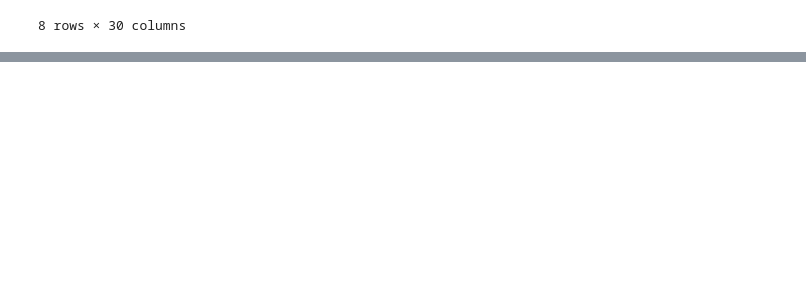
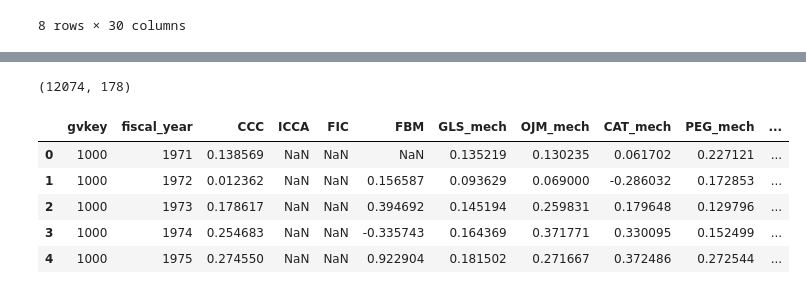
Before and after one commit to wangyouan/STOCKAct, a Jupyter notebook: Notebook/CreateOtherData.ipynb, the cells around one changed output, grey strips where cells are left out. Drawn from its saved outputs; the diff is of its cells as text; code cells hidden in the pictures; blank space fills up the shorter version.

```diff
--- a/Notebook/CreateOtherData.ipynb
+++ b/Notebook/CreateOtherData.ipynb
@@ -111,0 +168,4 @@ events.to_stata(os.path.join(const.RESULT_PATH, '20250307_stock_act_eap_test.dta
+# %%
+final_merged.shape
+# %% [output]
+(12074, 178)
@@ -111,0 +188,9 @@ events.to_stata(os.path.join(const.RESULT_PATH, '20250307_stock_act_eap_test.dta
+# %%
+lee_annual_df_gvkey.head()
+# %% [output]
+|  | gvkey | fiscal_year | CCC | ICCA | FIC | FBM | GLS_mech | OJM_mech | CAT_mech | PEG_mech | ... |
+| 0 | 1000 | 1971 | 0.138569 | NaN | NaN | NaN | 0.135219 | 0.130235 | 0.061702 | 0.227121 | ... |
+| 1 | 1000 | 1972 | 0.012362 | NaN | NaN | 0.156587 | 0.093629 | 0.069000 | -0.286032 | 0.172853 | ... |
+| 2 | 1000 | 1973 | 0.178617 | NaN | NaN | 0.394692 | 0.145194 | 0.259831 | 0.179648 | 0.129796 | ... |
+| 3 | 1000 | 1974 | 0.254683 | NaN | NaN | -0.335743 | 0.164369 | 0.371771 | 0.330095 | 0.152499 | ... |
+| 4 | 1000 | 1975 | 0.274550 | NaN | NaN | 0.922904 | 0.181502 | 0.271667 | 0.372486 | 0.272544 | ... |
```
Also changed, not shown: parts of 20 cells of this notebook.
